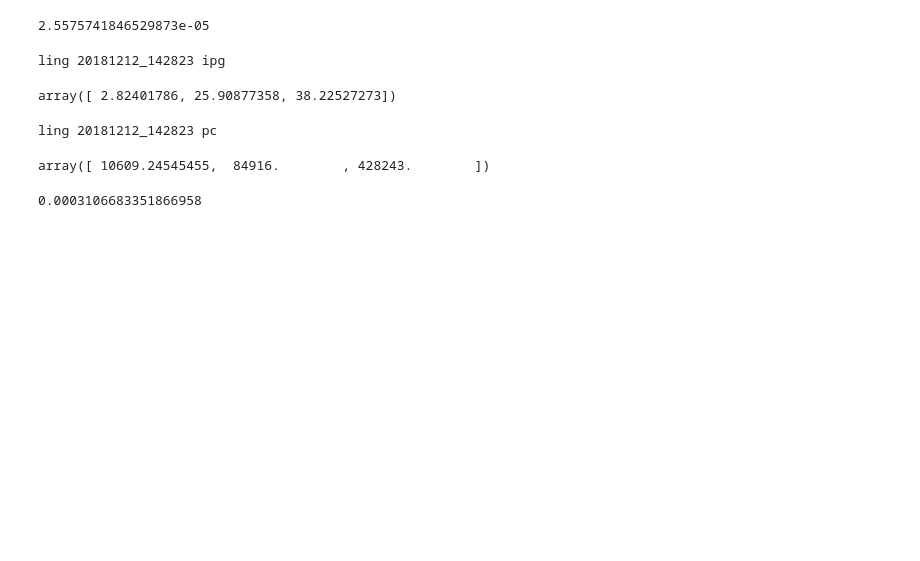
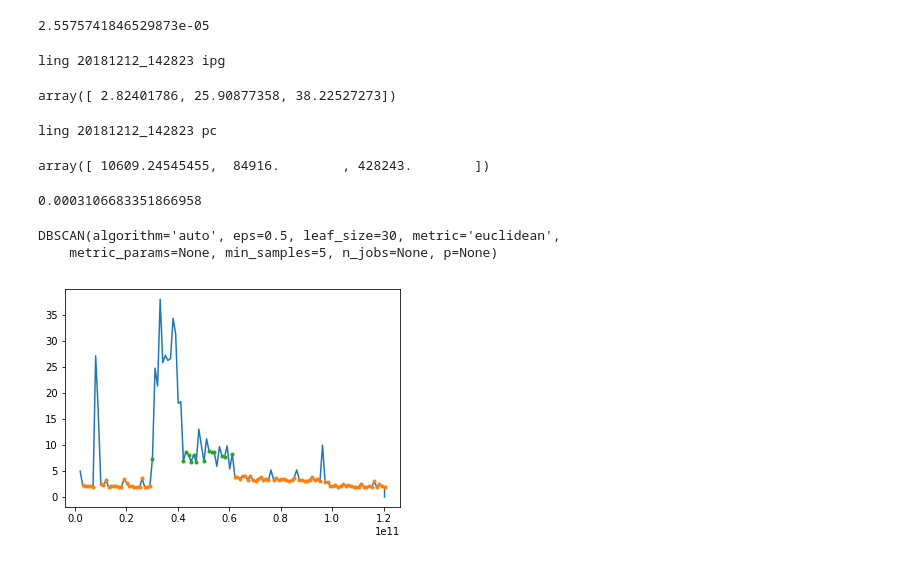
Before and after one commit to godelstheory/ff-power-consumption, a Jupyter notebook: notebooks/felix/explore.ipynb, the cells around one changed output. Cells and saved outputs as stored; diff of their text form; code cells hidden in the pictures; blank space fills up the shorter version.

```diff
--- a/notebooks/felix/explore.ipynb
+++ b/notebooks/felix/explore.ipynb
@@ -230,3 +235,16 @@ array([ 10609.24545455,  84916.        , 428243.        ])
 (ipg_vals[1] - ipg_vals[0]) / (pc_vals[1] - pc_vals[0])
 # %% [output]
 0.0003106683351866958
+# %%
+dbipg = skc.DBSCAN()
+dbipg.fit(ipg['Processor Power_0(Watt)'].values.reshape((-1,1)))
+# %% [output]
+DBSCAN(algorithm='auto', eps=0.5, leaf_size=30, metric='euclidean',
+    metric_params=None, min_samples=5, n_jobs=None, p=None)
+# %%
+plot(ipg.index, ipg['Processor Power_0(Watt)'])
+for i in range(ipg.dbscan_cluster.max() + 1):
+    bla = ipg[ipg.dbscan_cluster == i]
+    plot(bla.index, bla['Processor Power_0(Watt)'], '.')
+# %% [output]
+[figure, added]
```
Also changed, not shown: parts of 9 cells of this notebook, 4 other files.
